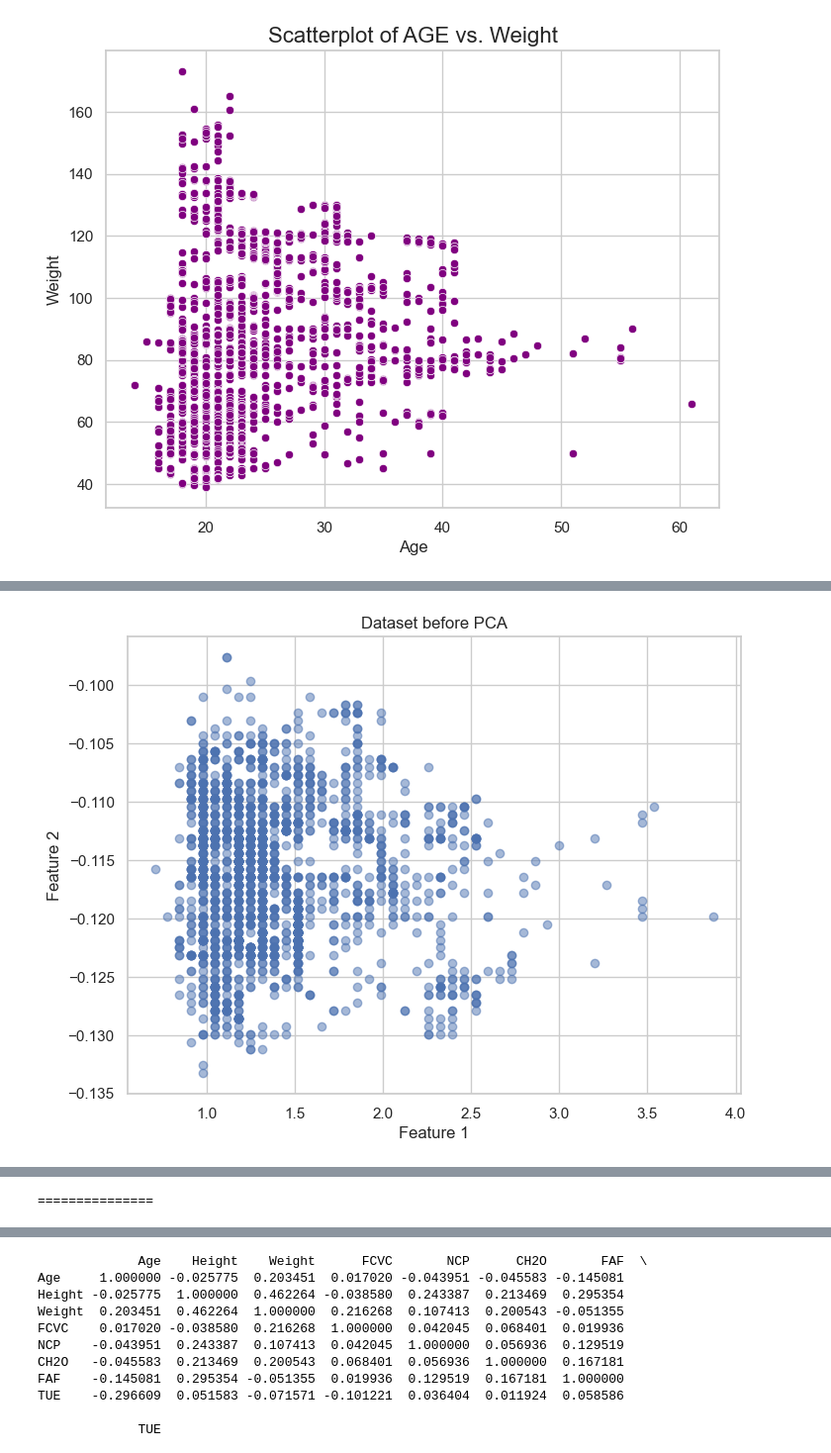
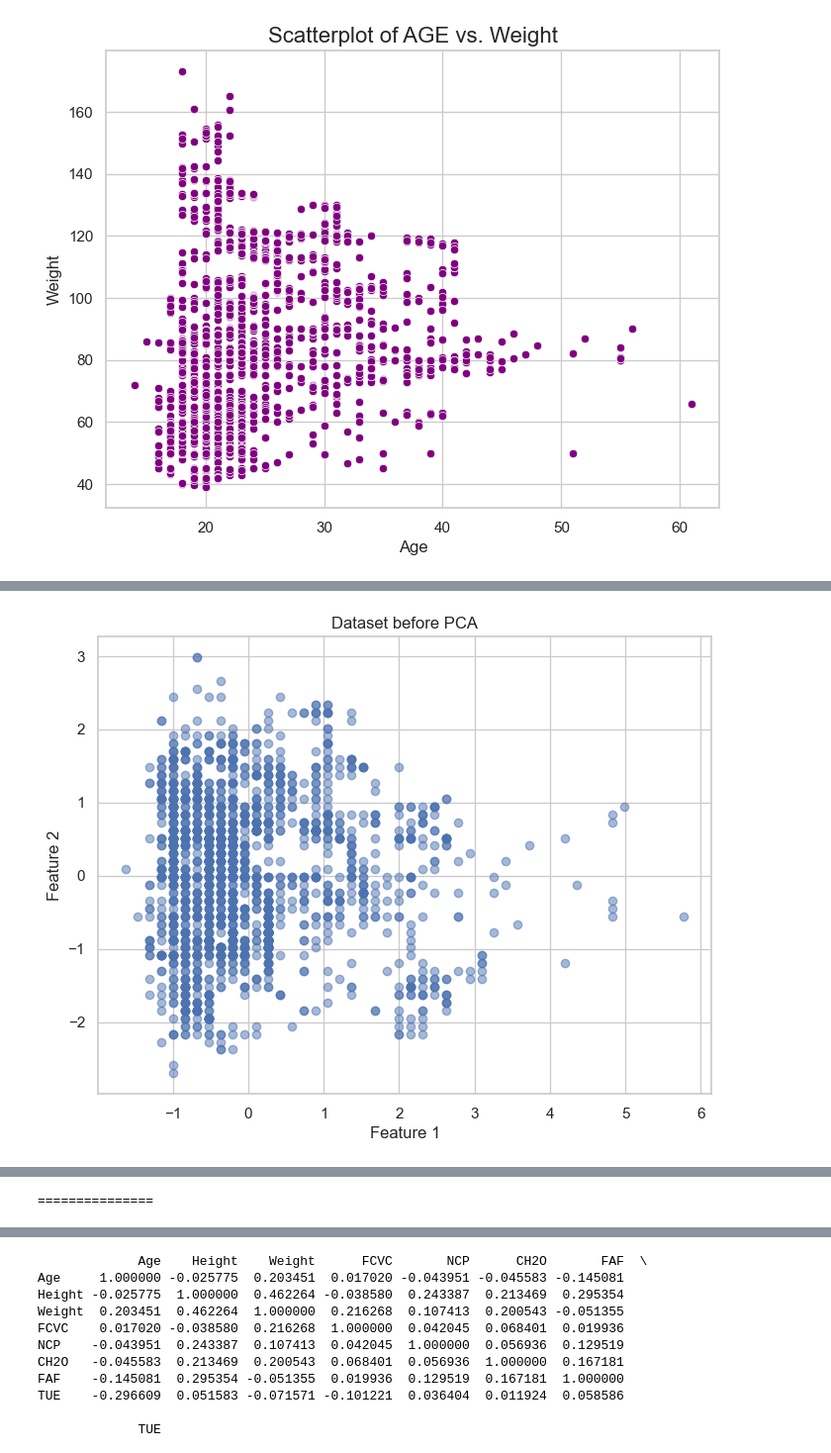
Before and after one commit to AmrKhaled05/Data-Science-Project, a Jupyter notebook: Project.ipynb, the cells around one changed output, grey strips where cells are left out. Shown at 99% size. Cells and saved outputs as stored; diff of their text form; code cells hidden in the pictures.

```diff
--- a/Project.ipynb
+++ b/Project.ipynb
@@ -103,6 +127,7 @@ dataset = dataset.convert_dtypes()
 
 #Data Preparation Tasks
 #==== (a) Apply a filter to select rows based on a specific condition of your choice (e.g., select records where a value exceeds a certain threshold)
+#here we applied a filter to select rows from the Obesity dataset where the Age column has values greater than 27. This specific condition was chosen to analyze the subset of the population that is older than 27 years
 filtered_data = dataset[dataset["Age"] > 27]
 print(filtered_data.to_string())
 print("\n===============\n")
@@ -182,18 +207,7 @@ print("Max weight row\n")
 print(max_weight_row)
 print("\n===============\n")
 #====
-
-
-
 #==== (j) Construct a boxplot for an attribute you consider significant and justify the selection
-#FCVC Frequency of vegetable consumption (scale from 1 to 3).
-# df = pd.DataFrame(dataset)
-# sns.set(style="whitegrid")
-# plt.figure(figsize=(8, 6))
-# sns.boxplot(x=df['FCVC'])
-# plt.title("Boxplot of Frequency of Vegetable Consumption (FCVC)", fontsize=16)
-# plt.xlabel("FCVC (1=Low, 2=Medium, 3=High)", fontsize=12)
-# plt.show()
 # Convert the 'Age' column to numeric type
 dataset['Age'] = pd.to_numeric(dataset['Age'], errors='coerce')
 # Create the boxplot
@@ -211,7 +225,7 @@ sns.histplot(df['NCP'], bins=4, kde=False, color='skyblue', edgecolor='black')
 plt.title("Histogram of Number of Main Meals Per Day (NCP)", fontsize=16)
 plt.xlabel("Number of Meals", fontsize=12)
 plt.ylabel("Frequency", fontsize=12)
-plt.xticks(range(int(min(df['NCP'])), int(max(df['NCP'])) + 1, 1))  # Set ticks in steps of 1
+plt.xticks(range(int(min(df['NCP'])), int(max(df['NCP'])) + 1, 1))
 plt.show()
 
 # Explanation for why NCP was chosen for the histogram:
@@ -233,21 +247,18 @@ This histogram allows us to:
 
 #===
 
+
 #=== (l) Create a scatterplot using two attributes and interpret the relationship observed.
 df = pd.DataFrame(dataset)
-
 # Set the style for the plot
 sns.set(style="whitegrid")
-
 # Create the scatterplot for AGE vs. Weight
 plt.figure(figsize=(8, 6))
 sns.scatterplot(data=df, x='Age', y='Weight', color='purple')
-
 # Add a title and labels
 plt.title("Scatterplot of AGE vs. Weight", fontsize=16)
 plt.xlabel("Age", fontsize=12)
 plt.ylabel("Weight", fontsize=12)
-
 # Show the plot
 plt.show()
 
@@ -284,20 +295,57 @@ df[numerical_cols] = scaler.fit_transform(df[numerical_cols])
 
 # Display the standardized data
 print(df)
-print("pca operation")
+#n) Perform PCA (Principal Component Analysis) to reduce dimensionality to two components, andvisualize the dataset before and after applying PCA.
+# print("pca operation")
+# pca = PCA(n_components=2)
+# X = dataset.iloc[:, :-1]
+# X = pd.get_dummies(X)
+# X = X.dropna()
+# X = X.values
+# X = X.astype(float)
+# X = (X - X.mean()) / X.std()
+# pca_result = pca.fit_transform(X)
+# pca_result = pd.DataFrame(pca_result, columns=["PC1", "PC2"])
+# print("PCA Result:")
+# print(pca_result)
+# # Visualize the dataset before PCA
+# plt.figure(figsize=(8, 6))
+# plt.scatter(X[:, 0], X[:, 1], alpha=0.5)
+# plt.title('Dataset before PCA')
+# plt.xlabel('Feature 1')
+# plt.ylabel('Feature 2')
+# plt.show()
 
-#n) Perform PCA (Principal Component Analysis) to reduce dimensionality to two components, andvisualize the dataset before and after applying PCA.
+# # Visualize the dataset after PCA
+# plt.figure(figsize=(8, 6))
+# plt.scatter(pca_result["PC1"], pca_result["PC2"], alpha=0.5)
+# plt.title('Dataset after PCA')
+# plt.xlabel('Principal Component 1')
+# plt.ylabel('Principal Component 2')
+# plt.show()
+# print("\n===============\n")
+
+
+
+#==== (n) Perform PCA (Principal Component Analysis) to reduce dimensionality to two components, and visualize the dataset before and after applying PCA.
+print("PCA operation")
+
+# Initialize PCA with 2 components
 pca = PCA(n_components=2)
-X = dataset.iloc[:, :-1]
-X = pd.get_dummies(X)
-X = X.dropna()
-X = X.values
-X = X.astype(float)
-X = (X - X.mean()) / X.std()
+
+# Prepare the dataset for PCA
+X = dataset.select_dtypes(include=[float, int])  # Select only numeric columns
+X = X.dropna()  # Drop rows with missing values
+X = StandardScaler().fit_transform(X)  # Standardize the data
+
+# Perform PCA
 pca_result = pca.fit_transform(X)
 pca_result = pd.DataFrame(pca_result, columns=["PC1", "PC2"])
+
+# Print PCA result
 print("PCA Result:")
 print(pca_result)
+
 # Visualize the dataset before PCA
 plt.figure(figsize=(8, 6))
 plt.scatter(X[:, 0], X[:, 1], alpha=0.5)
@@ -305,13 +353,31 @@ plt.title('Dataset before PCA')
 plt.xlabel('Feature 1')
 plt.ylabel('Feature 2')
 plt.show()
-
 # Visualize the dataset after PCA
 plt.figure(figsize=(8, 6))
 plt.scatter(pca_result["PC1"], pca_result["PC2"], alpha=0.5)
 plt.title('Dataset after PCA')
 plt.xlabel('Principal Component 1')
 plt.ylabel('Principal Component 2')
+plt.show()
+
+# Visualize the eigenvectors on the PCA plot
+eigenvectors = pca.components_
+scale_factor = 5
+
+plt.figure(figsize=(10, 6))
+sns.scatterplot(x='PC1', y='PC2', data=pca_result)
+plt.title('Scatterplot of PC1 and PC2 (After PCA)')
+plt.xlabel('PC1')
+plt.ylabel('PC2')
+
+# Add eigenvectors to the scatter plot
+for i in range(eigenvectors.shape[0]):
+    plt.arrow(0, 0, eigenvectors[i, 0] * scale_factor, eigenvectors[i, 1] * scale_factor,
+              color='r', head_width=0.2, head_length=0.3)
+    plt.text(eigenvectors[i, 0] * scale_factor * 1.1, eigenvectors[i, 1] * scale_factor * 1.1,
+             f'PC{i+1}', color='r', fontsize=12)
+
 plt.show()
 print("\n===============\n")
 
@@ -367 +433 @@ print("\n===============\n")
-[figure, old version]
+[figure, new version]
```
Also changed, not shown: parts of 5 cells of this notebook.
